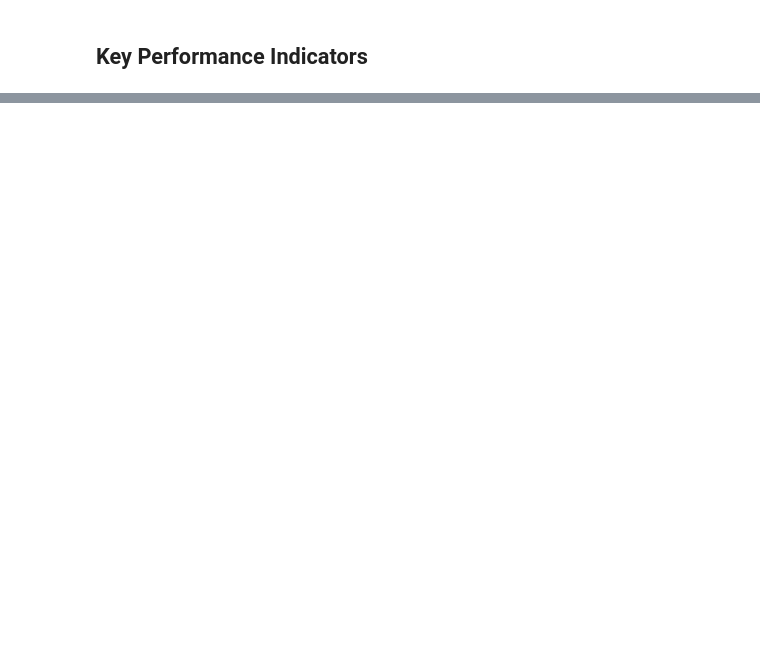
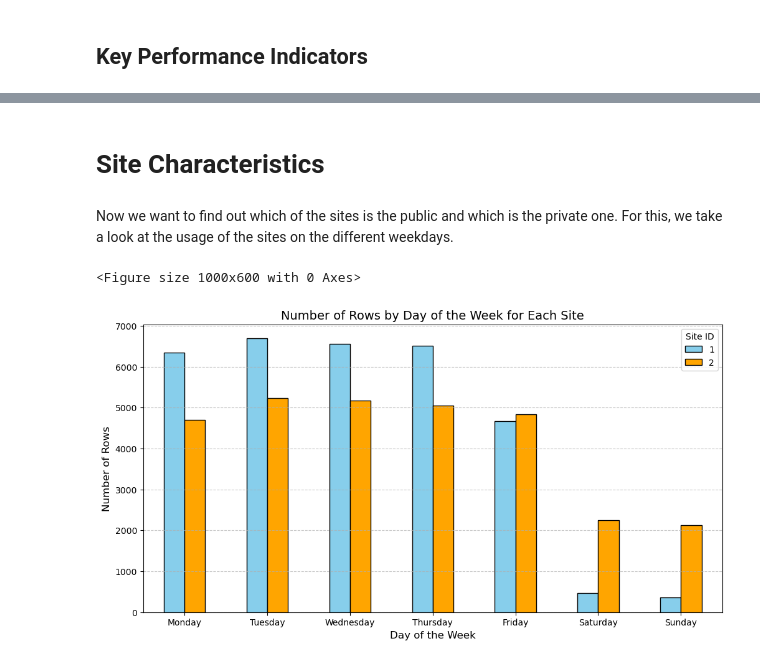
Before and after one commit to asimxa/Data-Diggers-Project-Repo, a Jupyter notebook: descriptive_analytics.ipynb, the cells around one changed output, grey strips where cells are left out. Cells and saved outputs as stored; diff of their text form; code cells hidden in the pictures; blank space fills up the shorter version.

```diff
--- a/descriptive_analytics.ipynb
+++ b/descriptive_analytics.ipynb
@@ -124,8 +136,10 @@ def get_season(date):
     elif (date.month == 9 and date.day >= 22) or date.month in [10, 11] or (date.month == 12 and date.day <= 20):
         return 'Autumn'
 
-charging_sessions_df['season'] = charging_sessions_df['connectionTime'].apply(get_season)
-seasonal_counts = charging_sessions_df['season'].value_counts()
+
+charging_sessions_df_2019 = charging_sessions_df[charging_sessions_df['connectionTime'].between('2019-01', '2019-12')].copy(deep=True)
+charging_sessions_df_2019['season'] = charging_sessions_df_2019['connectionTime'].apply(get_season)
+seasonal_counts = charging_sessions_df_2019['season'].value_counts()
 seasonal_counts = seasonal_counts.reindex(['Winter', 'Spring', 'Summer', 'Autumn'], fill_value=0)
 
 plt.figure(figsize=(8, 5))
@@ -245,0 +303,38 @@ charging_sessions_df
+# %% [markdown]
+# **Site Characteristics**
+# %% [markdown]
+Now we want to find out which of the sites is the public and which is the private one. For this, we take a look at the usage of the sites on the different weekdays.
+# %%
+# Add a 'weekDay' column if not already added
+charging_sessions_df['weekDay'] = charging_sessions_df['connectionTime'].dt.weekday
+
+# Define the mapping for weekdays
+weekday_mapping = {
+    0: 'Monday',
+    1: 'Tuesday',
+    2: 'Wednesday',
+    3: 'Thursday',
+    4: 'Friday',
+    5: 'Saturday',
+    6: 'Sunday'
+}
+
+# Group by 'weekDay' and 'siteId', then count the occurrences
+weekly_site_counts = charging_sessions_df.groupby(['weekDay', 'siteID']).size().unstack(fill_value=0)
+
+# Rename the index to the day names
+weekly_site_counts.index = weekly_site_counts.index.map(lambda x: weekday_mapping[x])
+
+# Plot the data
+plt.figure(figsize=(10, 6))
+weekly_site_counts.plot(kind='bar', figsize=(12, 6), color=['skyblue', 'orange'], edgecolor='black')
+plt.title('Number of Rows by Day of the Week for Each Site', fontsize=14)
+plt.xlabel('Day of the Week', fontsize=12)
+plt.ylabel('Number of Rows', fontsize=12)
+plt.xticks(rotation=0)
+plt.legend(title='Site ID')
+plt.grid(axis='y', linestyle='--', alpha=0.7)
+plt.show()
+# %% [output]
+<Figure size 1000x600 with 0 Axes>
+[figure, added]
```
Also changed, not shown: parts of 18 cells of this notebook.
